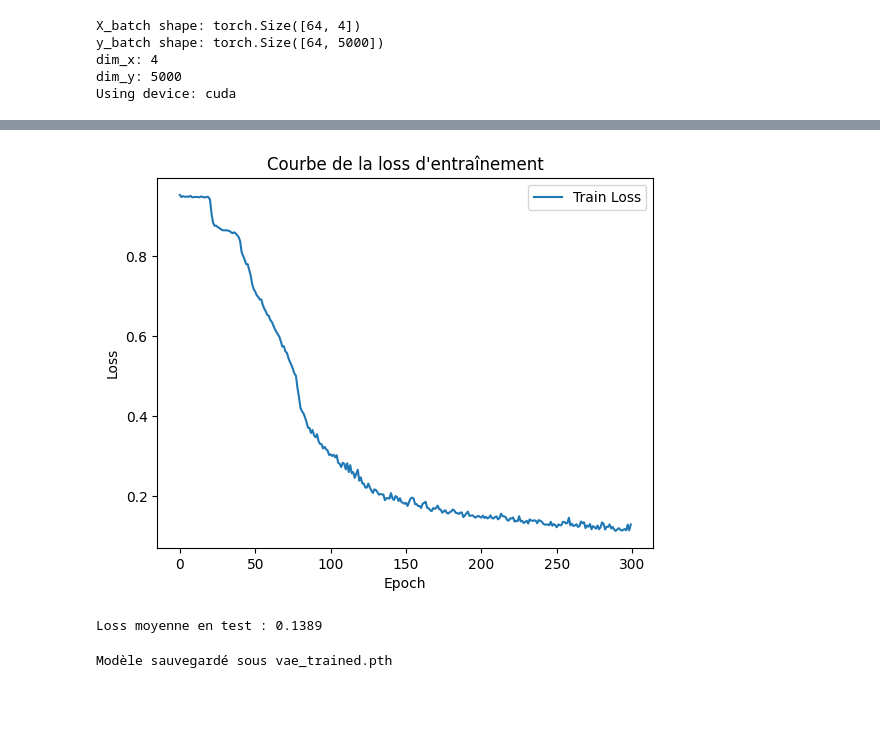
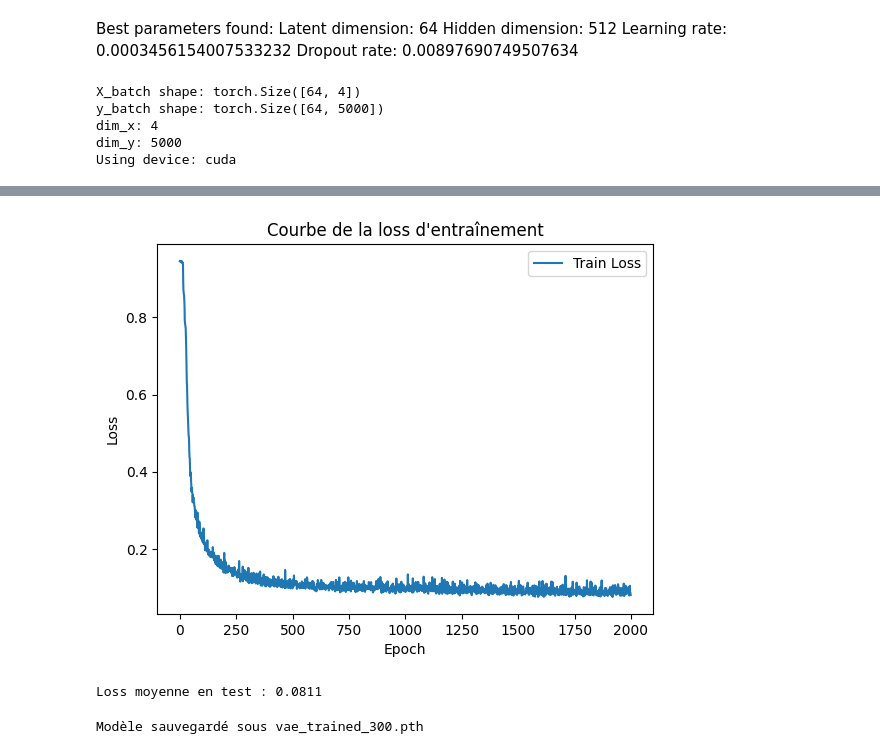
Before and after one commit to gabriel-legros-ensta/C2N, a Jupyter notebook: VAE/vae_modeling.ipynb, the cells around one changed output, grey strips where cells are left out. Cells and saved outputs as stored; diff of their text form; code cells hidden in the pictures; blank space fills up the shorter version.

```diff
--- a/VAE/vae_modeling.ipynb
+++ b/VAE/vae_modeling.ipynb
@@ -34,3 +32,9 @@ Dropout rate: 0.00431262498289598
+# %% [markdown]
+Best parameters found:
+Latent dimension: 64
+Hidden dimension: 512
+Learning rate: 0.0003456154007533232
+Dropout rate: 0.00897690749507634
 # %%
 # ============================================================
 # Chargement et normalisation des données
@@ -75,7 +79,7 @@ Using device: cuda
 # ============================================================
 vae = VAE(input_dim=input_dim, latent_dim=latent_dim, hidden_dim=hidden_dim, dropout=dropout).to(device)
 optimizer = torch.optim.Adam(vae.parameters(), lr=lr)
-num_epochs = 300
+num_epochs = 2000
 
 # ============================================================
 # Boucle d'entraînement
@@ -132,4 +136,4 @@ Epoch 300/300, Loss: 0.1297
-[figure, old version]
+[figure, new version]
 # %%
 # ============================================================
 # Évaluation du modèle sur le jeu de test
@@ -149,12 +153,12 @@ with torch.no_grad():
 eval_loss /= n_batches
 print(f"Loss moyenne en test : {eval_loss:.4f}")
 # %% [output]
-Loss moyenne en test : 0.1389
+Loss moyenne en test : 0.0811
 # %%
 # ============================================================
 # Sauvegarde du modèle entraîné
 # ============================================================
-model_path = "vae_trained.pth"
+model_path = "vae_trained_300.pth"
 torch.save({
     'model_state_dict': vae.state_dict(),
     'optimizer_state_dict': optimizer.state_dict(),
@@ -167,7 +171,7 @@ torch.save({
 }, model_path)
 print(f"Modèle sauvegardé sous {model_path}")
 # %% [output]
-Modèle sauvegardé sous vae_trained.pth
+Modèle sauvegardé sous vae_trained_300.pth
 # %%
 # ============================================================
 # Prédiction et reconstruction sur un batch de test
```
Also changed, not shown: parts of 4 cells of this notebook, 5 other files.
